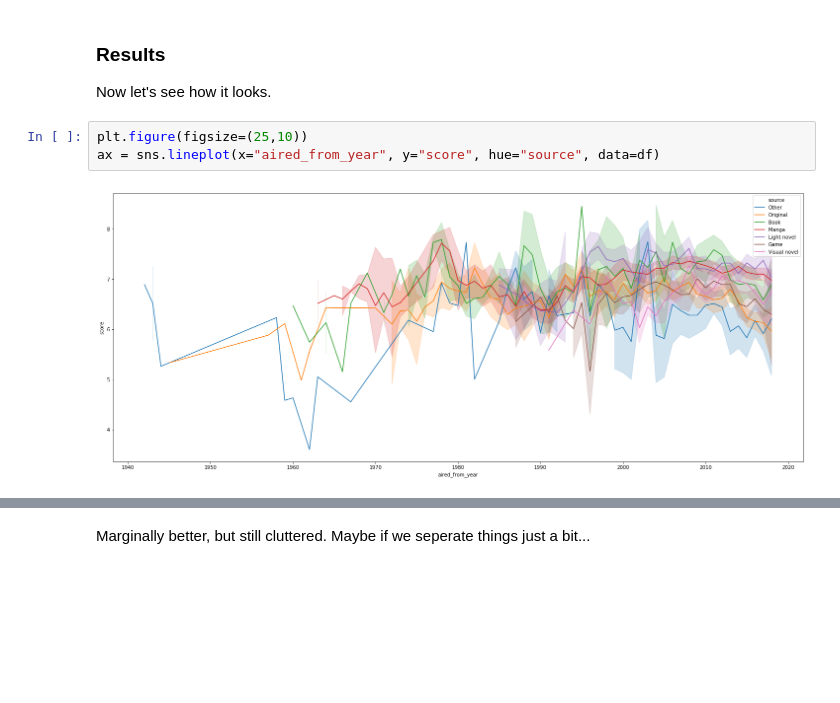
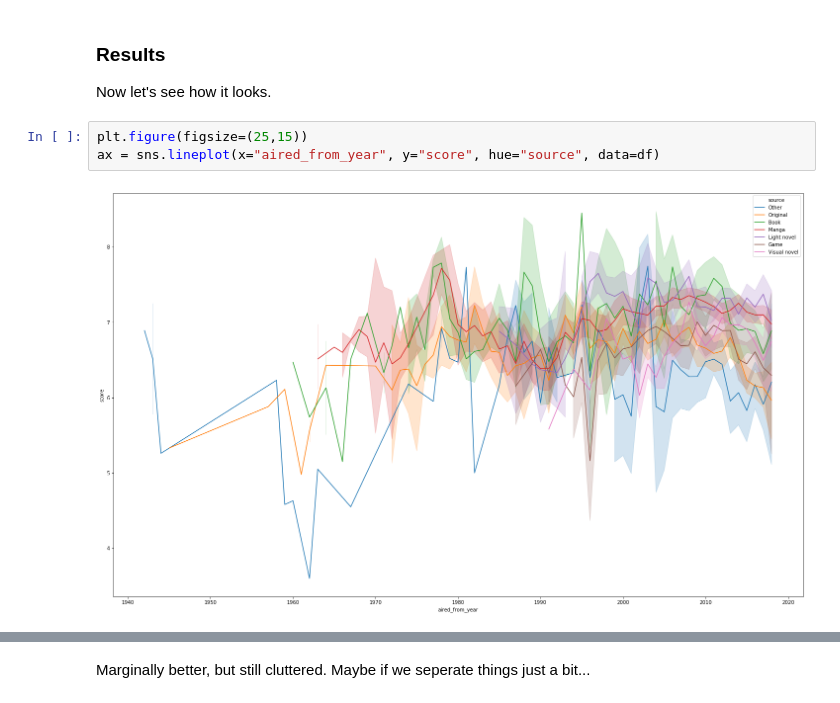
Before and after one commit to pomfy113/DataSci1.1-Work, a Jupyter notebook: Anime Project/AnimeData.ipynb, the cells around one changed output, grey strips where cells are left out. Drawn from its saved outputs; the diff is of its cells as text; blank space fills up the shorter version.

```diff
--- a/Anime Project/AnimeData.ipynb
+++ b/Anime Project/AnimeData.ipynb
@@ -73,7 +82,7 @@ array(['Other', 'Original', 'Book', 'Manga', 'Light novel', 'Game',
 ### Results
 Now let's see how it looks.
 # %%
-plt.figure(figsize=(25,10))
+plt.figure(figsize=(25,15))
 ax = sns.lineplot(x="aired_from_year", y="score", hue="source", data=df)
 # %% [output]
-[figure, old version]
+[figure, new version]
```
Also changed, not shown: parts of 5 cells of this notebook.
